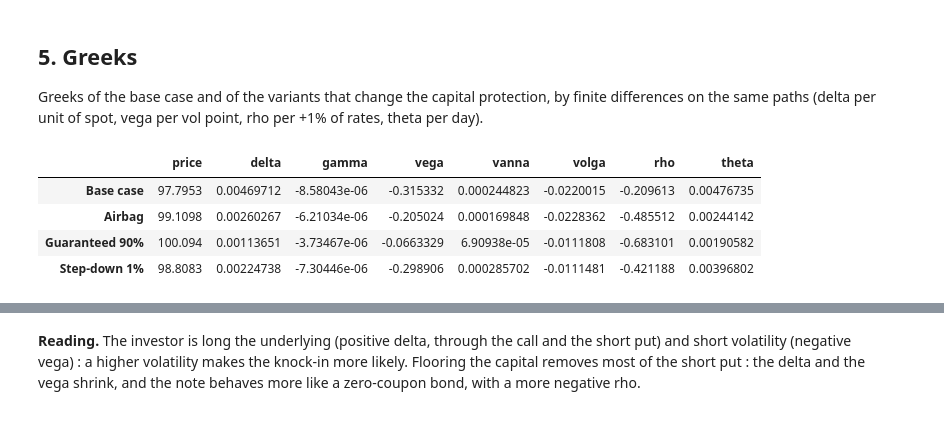
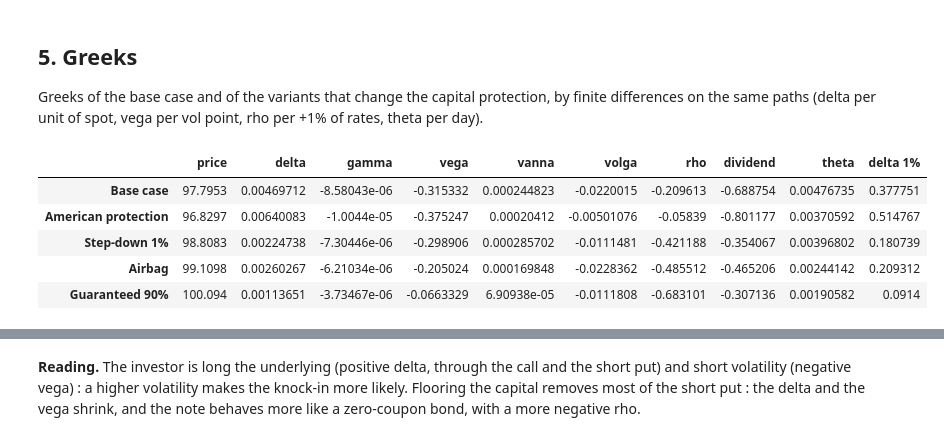
Before and after one commit to bengueddalauzonelias/portfolio, a Jupyter notebook: Products/Athena/athena_synthetic_pricing.ipynb, the cells around one changed output, grey strips where cells are left out. Cells and saved outputs as stored; diff of their text form; code cells hidden in the pictures.

```diff
--- a/Products/Athena/athena_synthetic_pricing.ipynb
+++ b/Products/Athena/athena_synthetic_pricing.ipynb
@@ -486,16 +796,20 @@ Greeks of the base case and of the variants that change the capital protection,
 # %%
 greek_notes = {
     "Base case": base,
+    "American protection": Athena(4.0, S0, 0.06, frequency=0.25, protection_barrier=0.6, protection_type="american"),
+    "Step-down 1%": Athena(4.0, S0, 0.06, frequency=0.25, step_down=0.01),
     "Airbag": Athena(4.0, S0, 0.06, frequency=0.25, protection_barrier=0.6, put_strike=0.6),
     "Guaranteed 90%": Athena(4.0, S0, 0.06, frequency=0.25, protection_barrier=0.6, floor=0.9),
-    "Step-down 1%": Athena(4.0, S0, 0.06, frequency=0.25, step_down=0.01),
 }
-greeks = Greeks(pricer).table(heston, list(greek_notes.values()), labels=list(greek_notes), with_stderr=True)
+greeks = Greeks(pricer).table(heston, list(greek_notes.values()), labels=list(greek_notes), with_stderr=True,
+                              greeks=("delta", "gamma", "vega", "vanna", "volga", "rho", "dividend", "theta"))
+greeks["delta 1%"] = greeks["delta"] * S0 / 100                       # value change of a 1% move of the index
 greeks[[c for c in greeks.columns if not c.endswith("stderr")]]
 # %% [output]
-|  | price | delta | gamma | vega | vanna | volga | rho | theta |
-| Base case | 97.7953 | 0.00469712 | -8.58043e-06 | -0.315332 | 0.000244823 | -0.0220015 | -0.209613 | 0.00476735 |
-| Airbag | 99.1098 | 0.00260267 | -6.21034e-06 | -0.205024 | 0.000169848 | -0.0228362 | -0.485512 | 0.00244142 |
-| Guaranteed 90% | 100.094 | 0.00113651 | -3.73467e-06 | -0.0663329 | 6.90938e-05 | -0.0111808 | -0.683101 | 0.00190582 |
-| Step-down 1% | 98.8083 | 0.00224738 | -7.30446e-06 | -0.298906 | 0.000285702 | -0.0111481 | -0.421188 | 0.00396802 |
+|  | price | delta | gamma | vega | vanna | volga | rho | dividend | theta | delta 1% |
+| Base case | 97.7953 | 0.00469712 | -8.58043e-06 | -0.315332 | 0.000244823 | -0.0220015 | -0.209613 | -0.688754 | 0.00476735 | 0.377751 |
+| American protection | 96.8297 | 0.00640083 | -1.0044e-05 | -0.375247 | 0.00020412 | -0.00501076 | -0.05839 | -0.801177 | 0.00370592 | 0.514767 |
+| Step-down 1% | 98.8083 | 0.00224738 | -7.30446e-06 | -0.298906 | 0.000285702 | -0.0111481 | -0.421188 | -0.354067 | 0.00396802 | 0.180739 |
+| Airbag | 99.1098 | 0.00260267 | -6.21034e-06 | -0.205024 | 0.000169848 | -0.0228362 | -0.485512 | -0.465206 | 0.00244142 | 0.209312 |
+| Guaranteed 90% | 100.094 | 0.00113651 | -3.73467e-06 | -0.0663329 | 6.90938e-05 | -0.0111808 | -0.683101 | -0.307136 | 0.00190582 | 0.0914 |
 # %%
```
Also changed, not shown: parts of 37 cells of this notebook, 38 other files.
